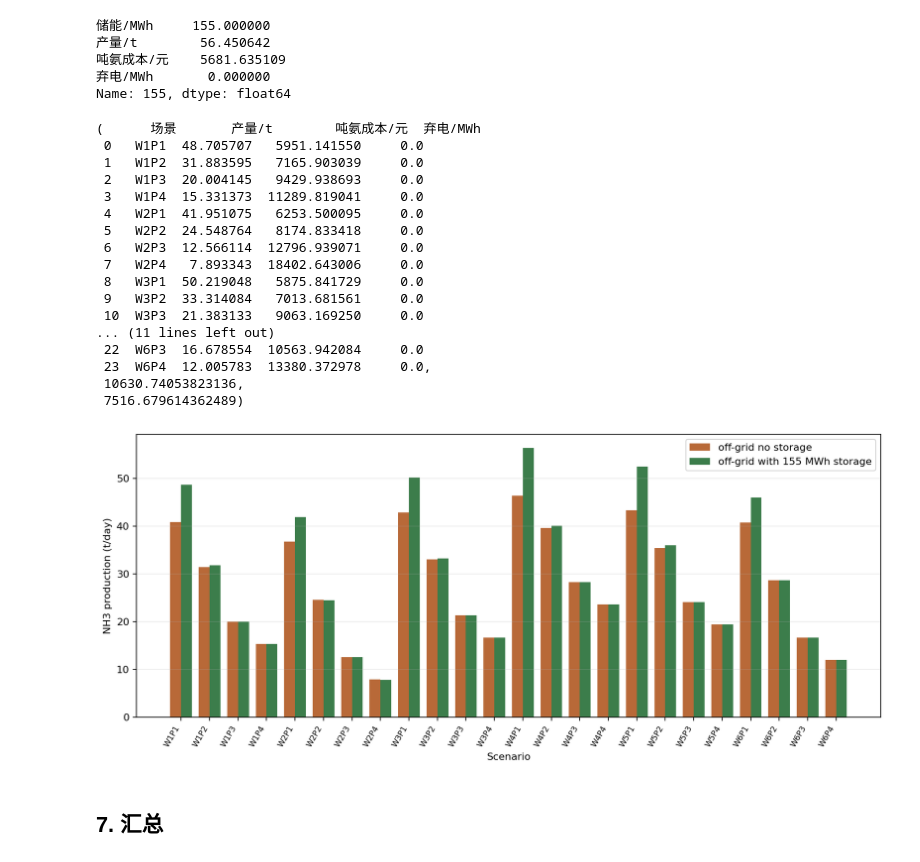
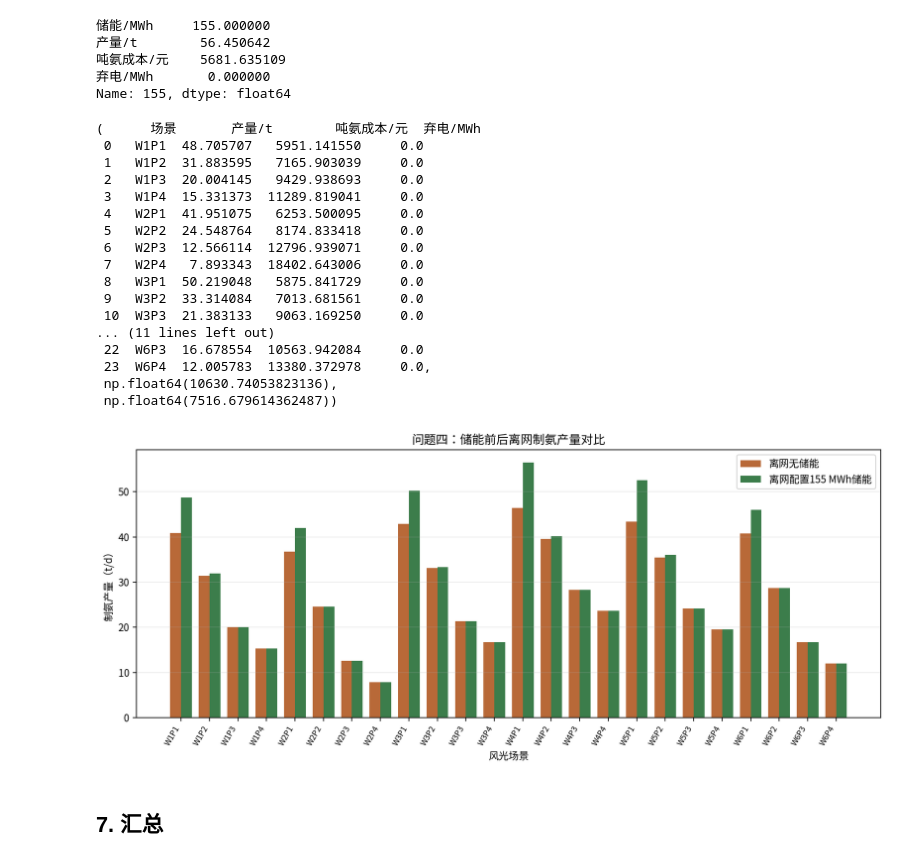
Before and after one commit to wurldwen/---, a Jupyter notebook: A题第1-4题计算代码.ipynb, the cells around one changed output. Drawn from its saved outputs; the diff is of its cells as text; code cells hidden in the pictures.

```diff
--- a/A题第1-4题计算代码.ipynb
+++ b/A题第1-4题计算代码.ipynb
@@ -16,3 +16,14 @@ OUT = Path('outputs')
 OUT.mkdir(exist_ok=True)
 pd.set_option('display.max_columns', 20)
 pd.set_option('display.width', 160)
+
+# 中文可视化配置：直接加载本机 Noto CJK 字体文件，避免 Matplotlib 字体族名称回退失败。
+from matplotlib import font_manager
+
+CHINESE_FONT_PATH = '/usr/share/fonts/opentype/noto/NotoSansCJK-Regular.ttc'
+font_manager.fontManager.addfont(CHINESE_FONT_PATH)
+CHINESE_FONT = font_manager.FontProperties(fname=CHINESE_FONT_PATH).get_name()
+plt.rcParams['font.family'] = CHINESE_FONT
+plt.rcParams['font.sans-serif'] = [CHINESE_FONT]
+plt.rcParams['axes.unicode_minus'] = False
+print(f'当前中文绘图字体: {CHINESE_FONT}')
@@ -145,7 +158,7 @@ def daily_cost_72(wind, pv, buy, sell, y, ecap=0, storage_throughput=0):
     nh3_capex_daily = h2_design_kg_per_day * NH3_INVEST_YUAN_PER_KGH2 / (30 * 365)
     storage_capex_daily = ecap * KWH_PER_MWH * 1000 / (15 * 365)
     storage_om = 0.01 * storage_throughput * KWH_PER_MWH
-    return wind_cost + pv_cost + grid_cost - feed_revenue + alk_om + pem_om + nh3_om + nh3_capex_daily + storage_capex_daily + storage_om
+    return wind_cost + pv_cost + grid_cost - feed_revenue + alk_om + pem_om + nh3_om + (nh3_capex_daily + storage_capex_daily + storage_om)
 
 
 def daily_cost_36(wind, pv, buy, sell):
@@ -610,27 +664,28 @@ storage_df, storage_annual_prod, storage_annual_cost
 ... (11 lines left out)
  22  W6P3  16.678554  10563.942084     0.0
  23  W6P4  12.005783  13380.372978     0.0,
- 10630.74053823136,
- 7516.679614362489)
+ np.float64(10630.74053823136),
+ np.float64(7516.679614362487))
 # %%
 plot_df = off_df[['场景', '产量/t']].rename(columns={'产量/t': '无储能'})
 plot_df['有储能'] = storage_df['产量/t']
 
 x = np.arange(len(plot_df))
 w = 0.38
 plt.figure(figsize=(11, 4.8), dpi=160)
-plt.bar(x - w / 2, plot_df['无储能'], width=w, label='off-grid no storage', color='#b86938')
-plt.bar(x + w / 2, plot_df['有储能'], width=w, label=f'off-grid with {ecap_best:.0f} MWh storage', color='#3c7d4b')
+plt.bar(x - w / 2, plot_df['无储能'], width=w, label='离网无储能', color='#b86938')
+plt.bar(x + w / 2, plot_df['有储能'], width=w, label=f'离网配置{ecap_best:.0f} MWh储能', color='#3c7d4b')
 plt.xticks(x, plot_df['场景'], rotation=60, ha='right', fontsize=8)
-plt.ylabel('NH3 production (t/day)')
-plt.xlabel('Scenario')
+plt.ylabel('制氨产量（t/d）')
+plt.xlabel('风光场景')
+plt.title('问题四：储能前后离网制氨产量对比')
 plt.grid(axis='y', alpha=0.25)
 plt.legend()
 plt.tight_layout()
 plt.savefig(OUT / 'q4_production_compare.png')
 plt.show()
 # %% [output]
-[figure, old version]
+[figure, new version]
 # %% [markdown]
 ## 7. 汇总
 # %%
```
Also changed, not shown: parts of 7 cells of this notebook, 6 other files.
